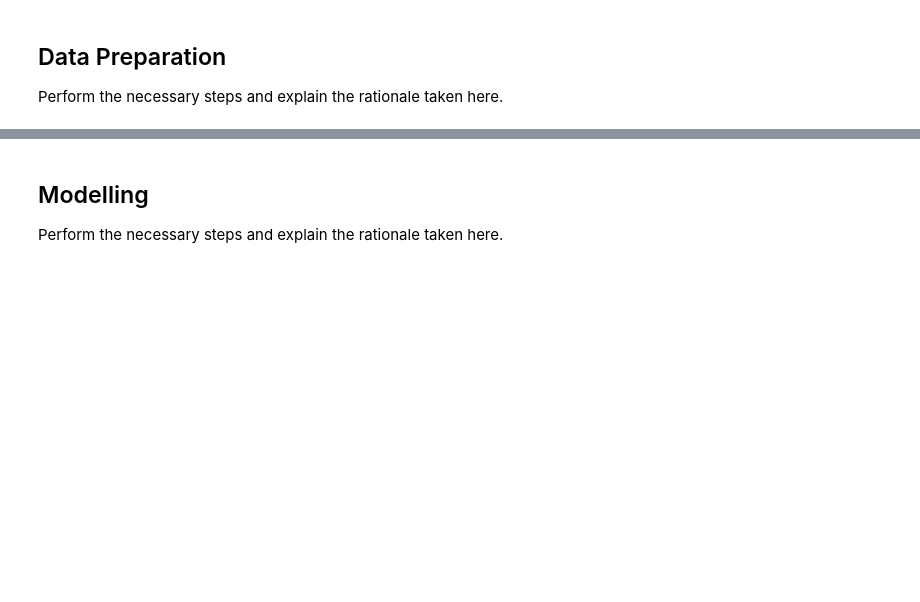
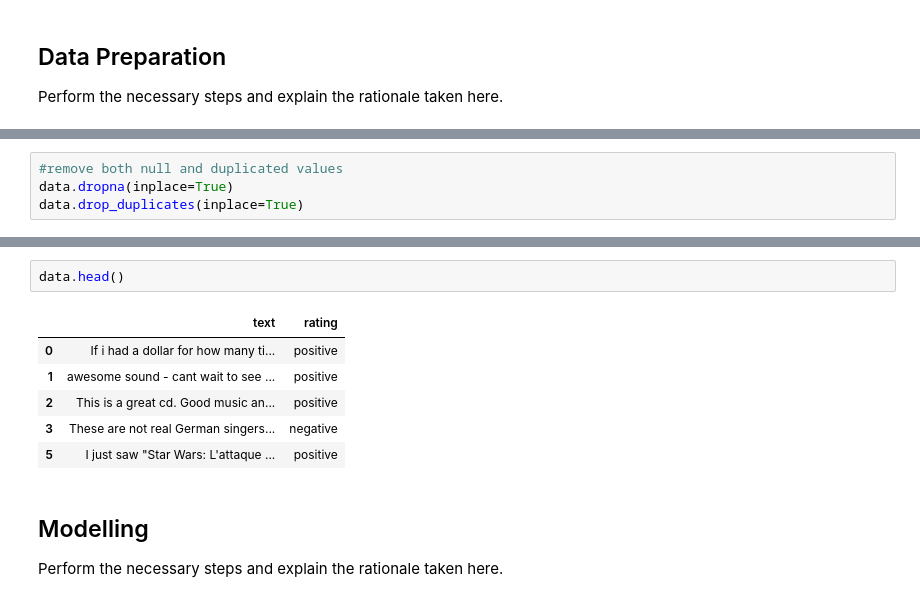
Before and after one commit to wongwenbing/Y2S2, a Jupyter notebook: TMSA Assignment/SentimentClassificationStarter.ipynb, the cells around one changed output, grey strips where cells are left out. Cells and saved outputs as stored; diff of their text form; blank space fills up the shorter version.

```diff
--- a/TMSA Assignment/SentimentClassificationStarter.ipynb
+++ b/TMSA Assignment/SentimentClassificationStarter.ipynb
@@ -72,0 +158,4 @@ Perform the necessary steps and explain the rationale taken here.
+# %%
+#remove both null and duplicated values
+data.dropna(inplace=True)
+data.drop_duplicates(inplace=True)
@@ -73,3 +183,12 @@ Perform the necessary steps and explain the rationale taken here.
+# %%
+data.head()
+# %% [output]
+|  | text | rating |
+| 0 | If i had a dollar for how many ti... | positive |
+| 1 | awesome sound - cant wait to see ... | positive |
+| 2 | This is a great cd. Good music an... | positive |
+| 3 | These are not real German singers... | negative |
+| 5 | I just saw "Star Wars: L'attaque ... | positive |
 # %% [markdown]
 ## Modelling
 Perform the necessary steps and explain the rationale taken here.
```
Also changed, not shown: parts of 13 cells of this notebook, 1 other file.
